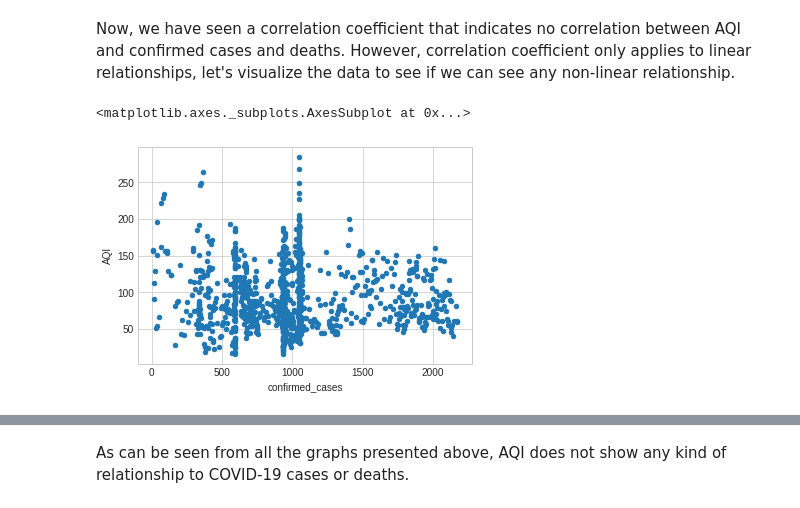
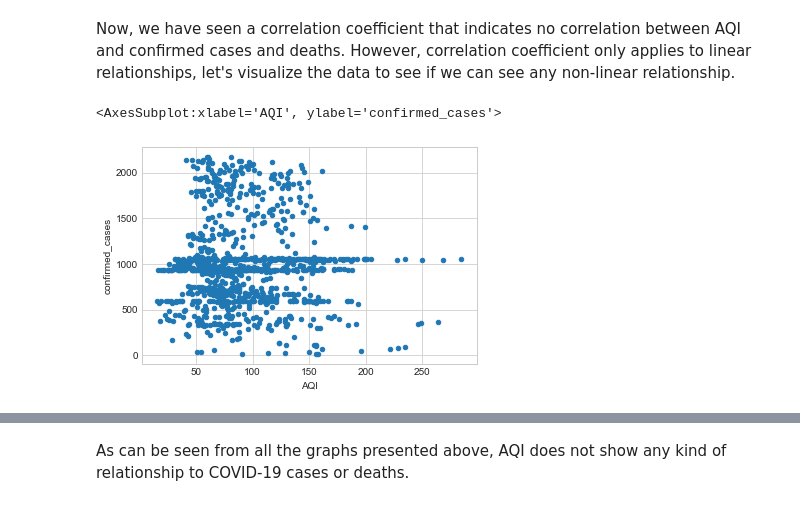
Before and after one commit to kyramelenciano/aqi-covid, a Jupyter notebook: Project.ipynb, the cells around one changed output, grey strips where cells are left out. Cells and saved outputs as stored; diff of their text form; code cells hidden in the pictures.

```diff
--- a/Project.ipynb
+++ b/Project.ipynb
@@ -30,8 +27,8 @@ beijing_2021= pd.read_csv("/content/drive/MyDrive/Team Project/Beijing_PM2.5_202
 # %%
 #Shanghai
 
-shanghai_2020= pd.read_csv("/content/drive/MyDrive/Team Project/Shanghai_PM2.5_2020_YTD.csv")
-shanghai_2021= pd.read_csv("/content/drive/MyDrive/Team Project/Shanghai_PM2.5_2021_YTD.csv")
+shanghai_2020= pd.read_csv("data/Shanghai_PM2.5_2020_YTD.csv")
+shanghai_2021= pd.read_csv("data/Shanghai_PM2.5_2021_YTD.csv")
 # %% [markdown]
 Since we have 2 dataframes for the same city (for the years 2020 and 2021), let's also consolidate the two dataframes into one for each city using the pd.concat function.
 # %%
@@ -487,7 +484,7 @@ Now that we have cleaned and transformed our AQI data, let's continue with the s
 Before continuing with the cleaning and transformations, let's import the COVID-19 data sets.
 # %%
 # Importing confirmed cases data
-cases_df = pd.read_csv('/content/drive/MyDrive/Team Project/time_series_covid19_confirmed_global.csv')
+cases_df = pd.read_csv('data/time_series_covid19_confirmed_global.csv')
 cases_df.head()
 # %% [output]
 |  | Province/State | Country/Region | Lat | Long | 1/22/20 | 1/23/20 | 1/24/20 | 1/25/20 | 1/26/20 | ... |
@@ -632,7 +640,7 @@ Now that our confirmed cases dataframe has the same naming convention as the AQI
 First, let's import our deaths data.
 # %%
 # Importing deaths data
-deaths_df = pd.read_csv('/content/drive/MyDrive/Team Project/time_series_covid19_deaths_global.csv')
+deaths_df = pd.read_csv('data/time_series_covid19_deaths_global.csv')
 deaths_df.head()
 # %% [output]
 |  | Province/State | Country/Region | Lat | Long | 1/22/20 | 1/23/20 | 1/24/20 | 1/25/20 | 1/26/20 | ... |
@@ -1027,5 +1045,3 @@ Since the final China dataframe has Date with data type object, we need change i
-# %%
-China['Date (LT)'] = pd.to_datetime(China['Date (LT)'])
 # %% [markdown]
 Now, let's merge both dataframes based on each city and date.
 # %%
@@ -1154,10 +1163,10 @@ import numpy as np
 # %% [markdown]
 Now, we have seen a correlation coefficient that indicates no correlation between AQI and confirmed cases and deaths. However, correlation coefficient only applies to linear relationships, let's visualize the data to see if we can see any non-linear relationship.
 # %%
-mergerd_Final.plot.scatter(x = 'confirmed_cases', y = 'AQI')
+mergerd_Final.plot.scatter(x = 'AQI', y = 'confirmed_cases')
 # %% [output]
-<matplotlib.axes._subplots.AxesSubplot at 0x...>
+<AxesSubplot:xlabel='AQI', ylabel='confirmed_cases'>
-[figure, old version]
+[figure, new version]
 # %%
 mergerd_Final.plot.scatter(x = 'confirmed_cases', y = 'deaths')
 # %% [output]
```
Also changed, not shown: parts of 39 cells of this notebook.
